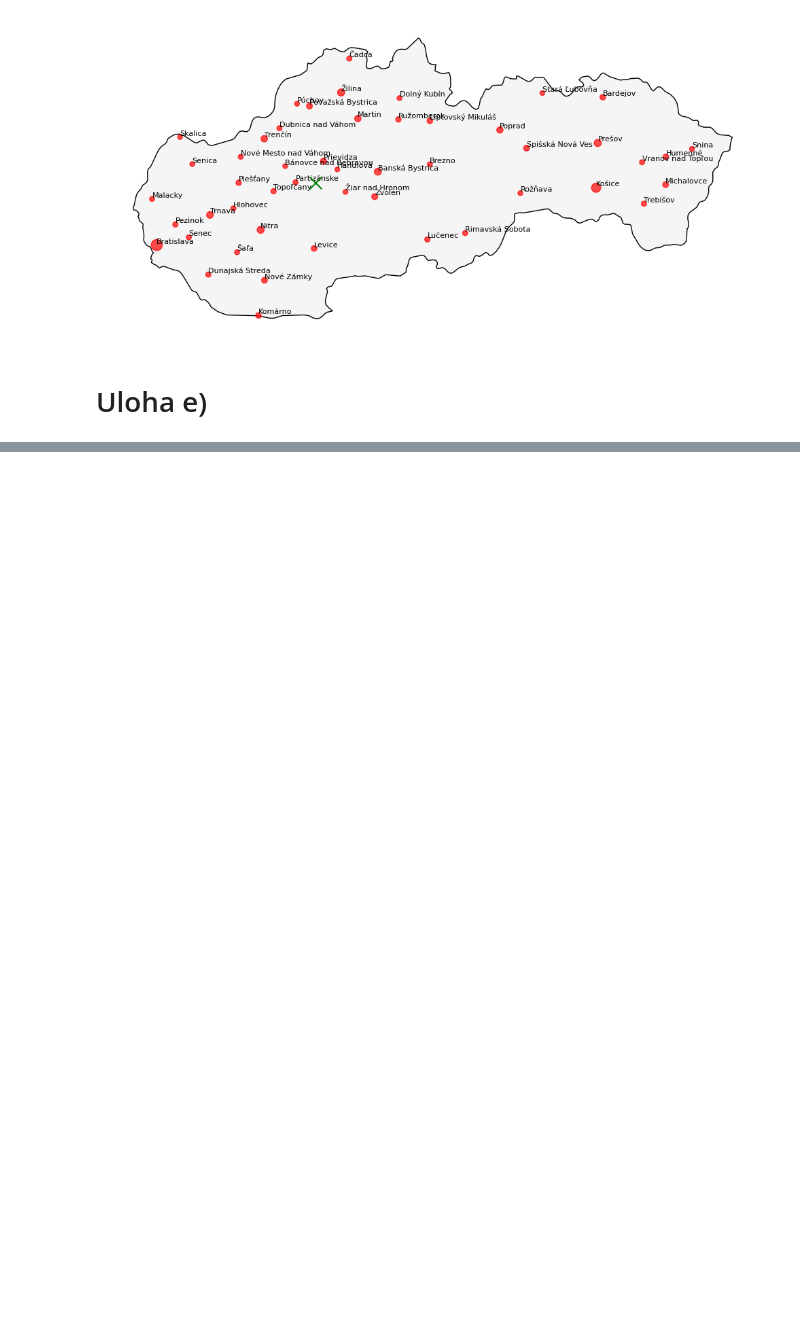
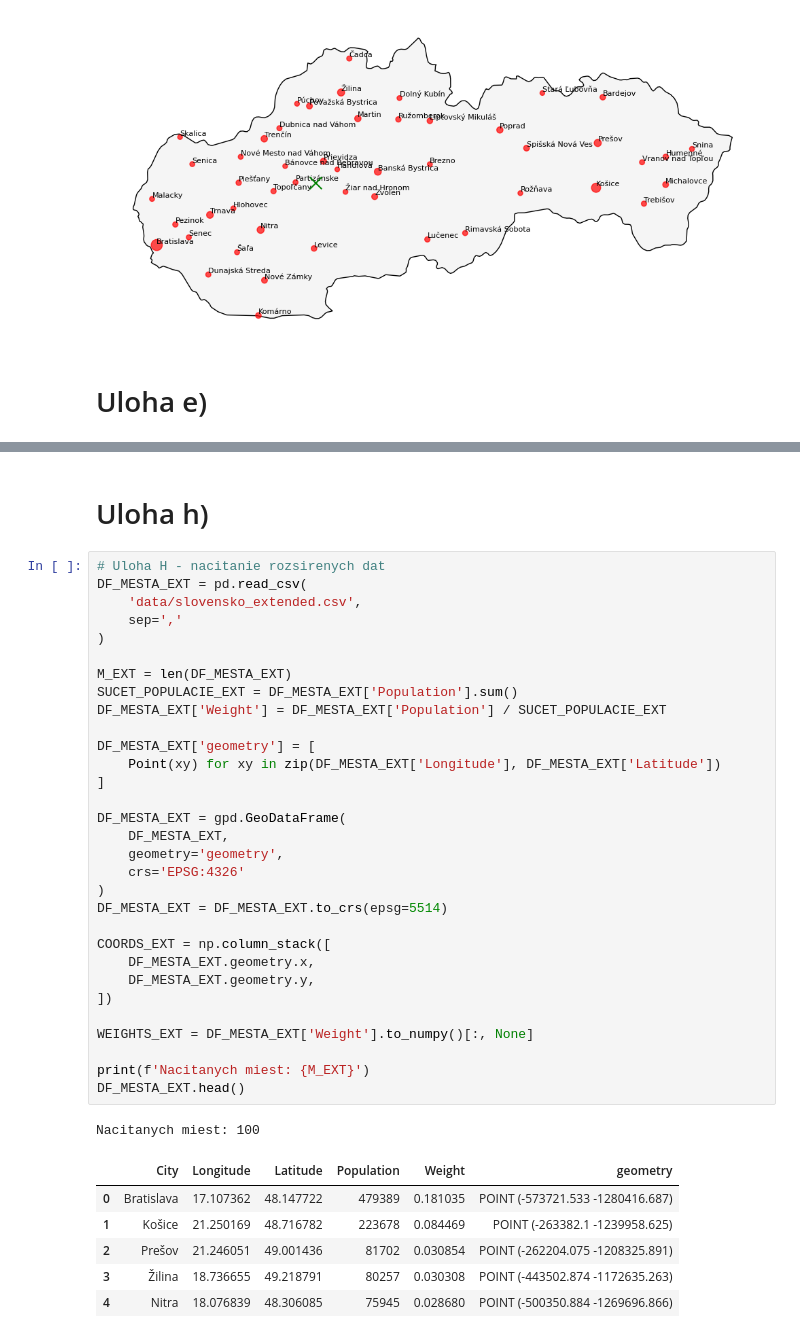
Before and after one commit to Retr-1/MVO-LPA-MjaBaRieVi, a Jupyter notebook: main.ipynb, the cells around one changed output, grey strips where cells are left out. Drawn from its saved outputs; the diff is of its cells as text; blank space fills up the shorter version.

```diff
--- a/main.ipynb
+++ b/main.ipynb
@@ -280,0 +279,41 @@ Step 5242880 finished in 100001 iterations, found [-874050.18203995 1327543.6100
+# %% [markdown]
+# Uloha h)
+# %%
+# Uloha H - nacitanie rozsirenych dat
+DF_MESTA_EXT = pd.read_csv(
+    'data/slovensko_extended.csv',
+    sep=','
+)
+
+M_EXT = len(DF_MESTA_EXT)
+SUCET_POPULACIE_EXT = DF_MESTA_EXT['Population'].sum()
+DF_MESTA_EXT['Weight'] = DF_MESTA_EXT['Population'] / SUCET_POPULACIE_EXT
+
+DF_MESTA_EXT['geometry'] = [
+    Point(xy) for xy in zip(DF_MESTA_EXT['Longitude'], DF_MESTA_EXT['Latitude'])
+]
+
+DF_MESTA_EXT = gpd.GeoDataFrame(
+    DF_MESTA_EXT,
+    geometry='geometry',
+    crs='EPSG:4326'
+)
+DF_MESTA_EXT = DF_MESTA_EXT.to_crs(epsg=5514)
+
+COORDS_EXT = np.column_stack([
+    DF_MESTA_EXT.geometry.x,
+    DF_MESTA_EXT.geometry.y,
+])
+
+WEIGHTS_EXT = DF_MESTA_EXT['Weight'].to_numpy()[:, None]
+
+print(f'Nacitanych miest: {M_EXT}')
+DF_MESTA_EXT.head()
+# %% [output]
+Nacitanych miest: 100
+|  | City | Longitude | Latitude | Population | Weight | geometry |
+| 0 | Bratislava | 17.107362 | 48.147722 | 479389 | 0.181035 | POINT (-573721.533 -1280416.687) |
+| 1 | Košice | 21.250169 | 48.716782 | 223678 | 0.084469 | POINT (-263382.1 -1239958.625) |
+| 2 | Prešov | 21.246051 | 49.001436 | 81702 | 0.030854 | POINT (-262204.075 -1208325.891) |
+| 3 | Žilina | 18.736655 | 49.218791 | 80257 | 0.030308 | POINT (-443502.874 -1172635.263) |
+| 4 | Nitra | 18.076839 | 48.306085 | 75945 | 0.028680 | POINT (-500350.884 -1269696.866) |
```
Also changed, not shown: parts of 9 cells of this notebook.
